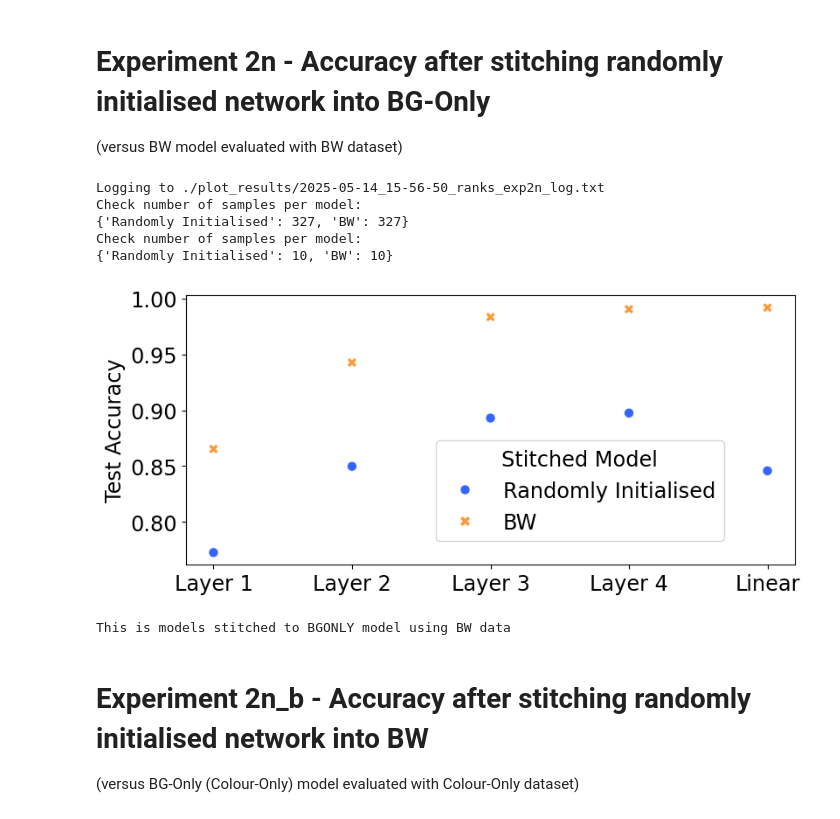
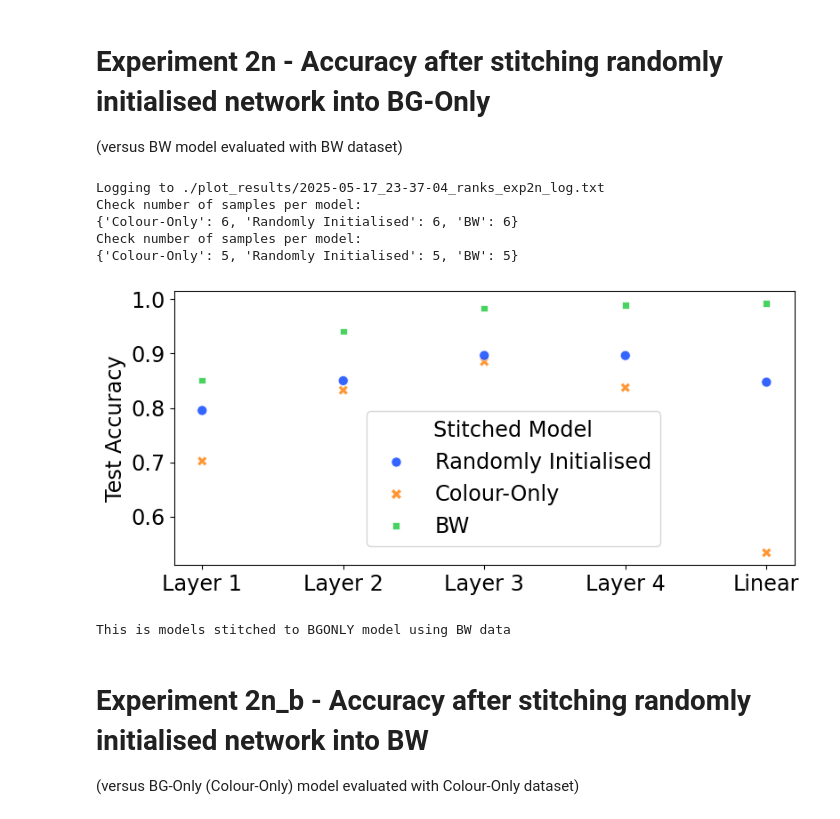
Before and after one commit to DHLSmith/stitching, a Jupyter notebook: plot_ranks_and_accuracy_for_randinit.ipynb, the cells around one changed output. Cells and saved outputs as stored; diff of their text form; code cells hidden in the pictures.

Commit message:
new graph plotted for resnet

```diff
--- a/plot_ranks_and_accuracy_for_randinit.ipynb
+++ b/plot_ranks_and_accuracy_for_randinit.ipynb
@@ -292,7 +292,7 @@ if makeAllRanks:
                    #'Digit',
                     'Randomly Initialised',
                    #'Colour',
-                   #'Colour-Only',
+                   'Colour-Only',
                    #'Mix',
                    'BW',
                    #'Baseline',
@@ -300,7 +300,7 @@ if makeAllRanks:
                   ]
     send_models = {#'Baseline': '^unbias$',
                    #'Colour':         '^bg\d', # these three may learn colours as a shortcut
-                   #'Colour-Only':     '^bgonly\d',
+                   'Colour-Only':     '^bgonly\d',
                    #'Correlated':       '^bias\d',
                    #'Digit':     '^unbias\d', # these three have to learn to read digits
                    'Randomly Initialised': '^randinit\d', # randomly initialised network - not trained
@@ -365,6 +365,10 @@ sizes = {}
 for k, v in layer_after_stitch.items():
 
     model_match = (df['model'].str.contains(f"{k}"))
+    layer_match = (df['name'].str.contains("only"))
+    # overwrites the name field with the complicated layer name
+    # it's the layer name that becomes the x-axis label
+    df.loc[(model_match & layer_match), 'name'] = v
     layer_match = (df['name'].str.contains(v))
     combined_condition |= (model_match & layer_match)
 
@@ -413,38 +417,38 @@ scatter_plot = sns.scatterplot(
     s=64,  # Marker size
     alpha=0.8,
     palette='bright',
     #legend=False  # Avoid duplicate legends
 )
 
 
 #plt.title("Val Acc of Digit receiver stitched from senders at various layers")
 #plt.xlabel('Layer Name')
 plt.xlabel('')
 plt.ylabel('Test Accuracy', fontsize='xx-large')
 #plt.yscale('log')
 #plt.xticks(rotation=0)
 plt.tick_params(axis='both', labelsize='xx-large')
 
 #plt.axhline(y=0.978, color='gray', linestyle='--', label='Baseline')
 
 handles, labels = line_plot.get_legend_handles_labels()
 #sorted_labels_handles = sorted(zip(labels, handles))
 unsorted_labels_handles = zip(labels, handles)
 labels, handles = zip(*unsorted_labels_handles)
-plt.legend(handles, labels, title='Stitched Model', loc='upper right', bbox_to_anchor=(0.9, 0.5), fontsize='xx-large', title_fontsize='xx-large')
+plt.legend(handles, labels, title='Stitched Model', loc='upper right', bbox_to_anchor=(0.8, 0.6), fontsize='xx-large', title_fontsize='xx-large')
 #plt.legend().remove()
 plt.xticks(ticks=range(len(custom_labels)), labels=custom_labels)
 
 plt.savefig(f"./plot_results/2n_lin_post_stitch_acc.pdf", bbox_inches='tight')
 plt.show()
 print("This is models stitched to BGONLY model using BW data")
 # %% [output]
-Logging to ./plot_results/2025-05-14_15-56-50_ranks_exp2n_log.txt
+Logging to ./plot_results/2025-05-17_23-37-04_ranks_exp2n_log.txt
 Check number of samples per model:
-{'Randomly Initialised': 327, 'BW': 327}
+{'Colour-Only': 6, 'Randomly Initialised': 6, 'BW': 6}
 Check number of samples per model:
-{'Randomly Initialised': 10, 'BW': 10}
+{'Colour-Only': 5, 'Randomly Initialised': 5, 'BW': 5}
-[figure, old version]
+[figure, new version]
 This is models stitched to BGONLY model using BW data
 # %% [markdown]
 # Experiment 2n_b - Accuracy after stitching randomly initialised network into BW
```
Also changed, not shown: 1 other file.
